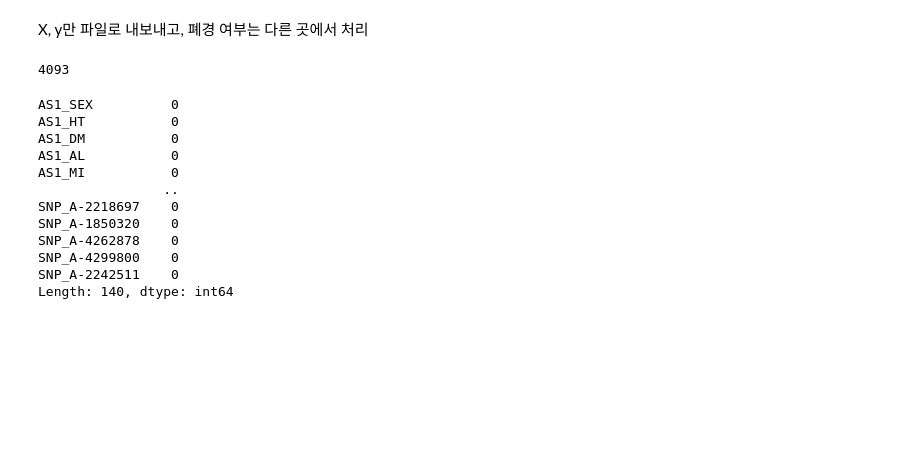
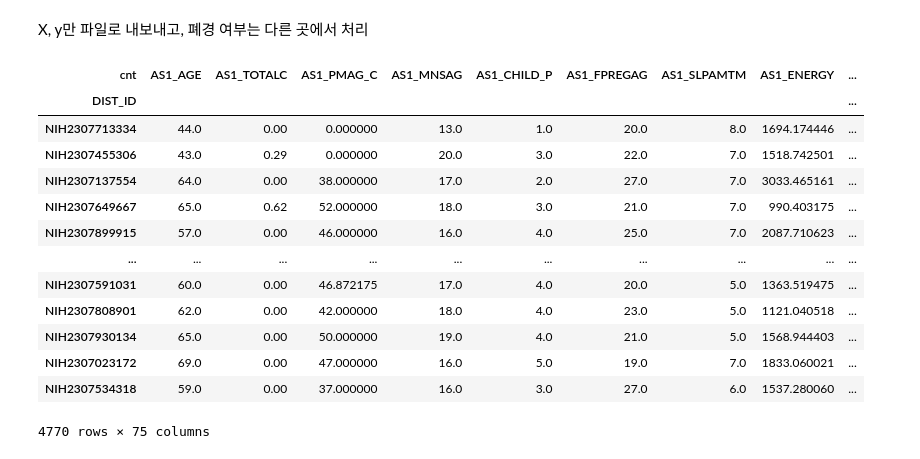
Before and after one commit to SH22Hwang/KoGES_OP, a Jupyter notebook: preprocessing_2024.ipynb, the cells around one changed output. Drawn from its saved outputs; the diff is of its cells as text; code cells hidden in the pictures; blank space fills up the shorter version.

```diff
--- a/preprocessing_2024.ipynb
+++ b/preprocessing_2024.ipynb
@@ -344,0 +386,14 @@ Name: count, dtype: int64
+# %%
+def brstf2fillna(df):
+    # AS1_PREG 칼럼의 결측값을 NaN으로 변경합니다.
+    df.AS1_PREG = df.AS1_PREG.fillna(np.nan)
+
+    # AS1_BRSTF 값이 2이고 AS1_PREG 값이 결측값인 행을 선택합니다.
+    mask = (df.AS1_BRSTF == 2) & df.AS1_PREG.isnull()
+
+    # 선택된 행의 AS1_PREG 값을 2로 변경합니다.
+    df.loc[mask, 'AS1_PREG'] = 2
+
+    return df
+# %%
+raw_binary = brstf2fillna(raw_binary.copy())
@@ -344,0 +425,20 @@ Name: count, dtype: int64
+# %%
+def pmagc2fillna(df, bin):
+  # AS1_PMAG_C 칼럼의 결측값을 NaN으로 변경합니다.
+  df.AS1_PMAG_C = df.AS1_PMAG_C.fillna(np.nan)
+
+  # AS1_PMYN_C가 1인 경우 결측값을 0으로 대체합니다.
+  df.loc[bin.AS1_PMYN_C == 1, 'AS1_PMAG_C'] = 0
+
+  # AS1_PMYN_C가 2인 경우의 평균값을 계산합니다.
+  mean_as1_pmag_c_2 = df.loc[bin.AS1_PMYN_C == 2, 'AS1_PMAG_C'].mean()
+
+  # AS1_PMYN_C가 2이고 AS1_PMAG_C 값이 결측값인 행을 선택합니다.
+  mask = (bin.AS1_PMYN_C == 2) & df.AS1_PMAG_C.isnull()
+
+  # 선택된 행의 AS1_PMAG_C 값을 평균값으로 대체합니다.
+  df.loc[mask, 'AS1_PMAG_C'] = mean_as1_pmag_c_2
+
+  return df
+
+raw_cnt = pmagc2fillna(raw_cnt.copy(), raw_binary)
@@ -471,21 +678,2 @@ y.to_csv("dataset/y_24.csv")
 # %% [markdown]
 X, y만 파일로 내보내고, 폐경 여부는 다른 곳에서 처리
-# %%
-len(X)
-# %% [output]
-4093
-# %%
-X.isnull().sum()
-# %% [output]
-AS1_SEX          0
-AS1_HT           0
-AS1_DM           0
-AS1_AL           0
-AS1_MI           0
-                ..
-SNP_A-2218697    0
-SNP_A-1850320    0
-SNP_A-4262878    0
-SNP_A-4299800    0
-SNP_A-2242511    0
-Length: 140, dtype: int64
@@ -491,0 +685,17 @@ Length: 140, dtype: int64
+# %%
+cnt
+# %% [output]
+| cnt | AS1_AGE | AS1_TOTALC | AS1_PMAG_C | AS1_MNSAG | AS1_CHILD_P | AS1_FPREGAG | AS1_SLPAMTM | AS1_ENERGY | ... |
+| DIST_ID |  |  |  |  |  |  |  |  | ... |
+| NIH2307713334 | 44.0 | 0.00 | 0.000000 | 13.0 | 1.0 | 20.0 | 8.0 | 1694.174446 | ... |
+| NIH2307455306 | 43.0 | 0.29 | 0.000000 | 20.0 | 3.0 | 22.0 | 7.0 | 1518.742501 | ... |
+| NIH2307137554 | 64.0 | 0.00 | 38.000000 | 17.0 | 2.0 | 27.0 | 7.0 | 3033.465161 | ... |
+| NIH2307649667 | 65.0 | 0.62 | 52.000000 | 18.0 | 3.0 | 21.0 | 7.0 | 990.403175 | ... |
+| NIH2307899915 | 57.0 | 0.00 | 46.000000 | 16.0 | 4.0 | 25.0 | 7.0 | 2087.710623 | ... |
+| ... | ... | ... | ... | ... | ... | ... | ... | ... | ... |
+| NIH2307591031 | 60.0 | 0.00 | 46.872175 | 17.0 | 4.0 | 20.0 | 5.0 | 1363.519475 | ... |
+| NIH2307808901 | 62.0 | 0.00 | 42.000000 | 18.0 | 4.0 | 23.0 | 5.0 | 1121.040518 | ... |
+| NIH2307930134 | 65.0 | 0.00 | 50.000000 | 19.0 | 4.0 | 21.0 | 5.0 | 1568.944403 | ... |
+| NIH2307023172 | 69.0 | 0.00 | 47.000000 | 16.0 | 5.0 | 19.0 | 7.0 | 1833.060021 | ... |
+| NIH2307534318 | 59.0 | 0.00 | 37.000000 | 16.0 | 3.0 | 27.0 | 6.0 | 1537.280060 | ... |
+4770 rows × 75 columns
```
Also changed, not shown: parts of 34 cells of this notebook, 3 other files.
